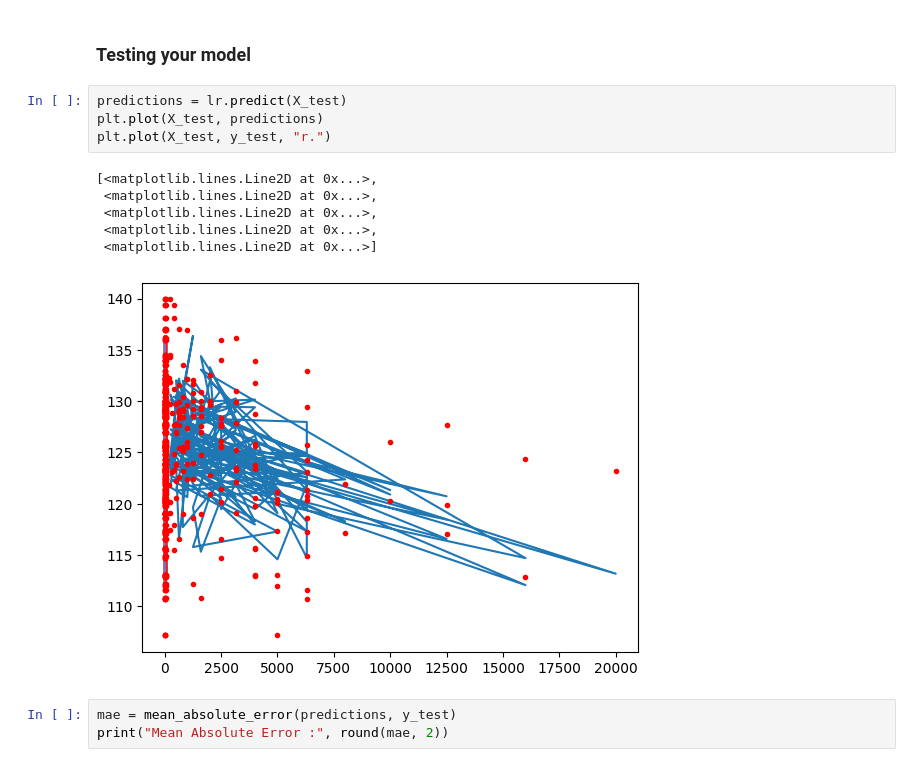
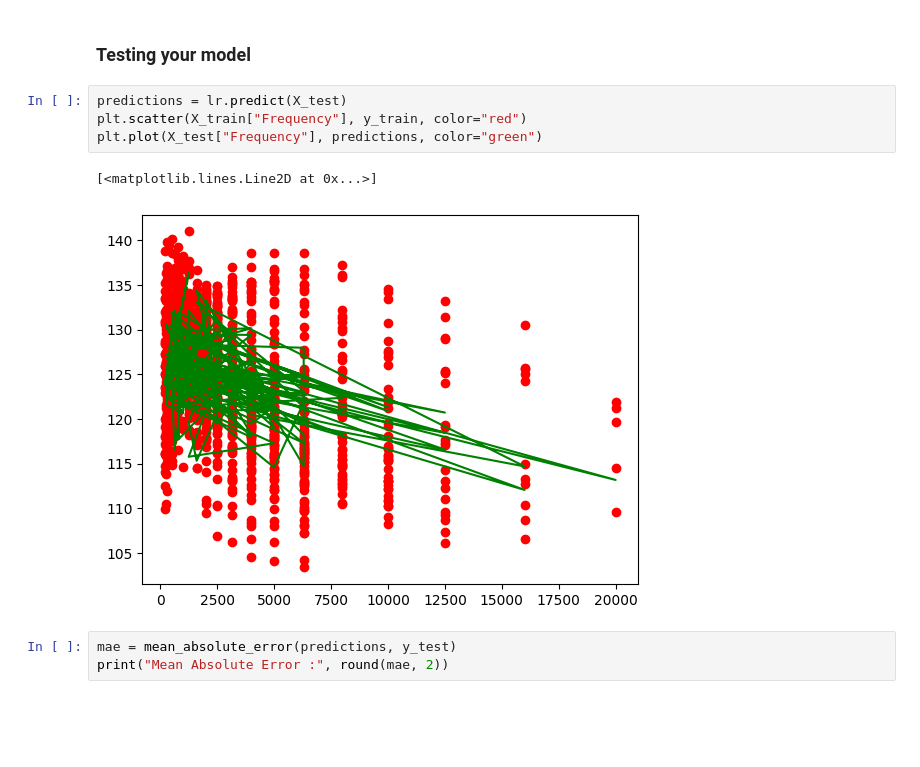
Before and after one commit to Dheeraj4103/Machine_Learning, a Jupyter notebook: Linear_Regression/Linear_Regression_Programming_Assignment_checkpoint.ipynb, the cells around one changed output. Cells and saved outputs as stored; diff of their text form; blank space fills up the shorter version.

```diff
--- a/Linear_Regression/Linear_Regression_Programming_Assignment_checkpoint.ipynb
+++ b/Linear_Regression/Linear_Regression_Programming_Assignment_checkpoint.ipynb
@@ -190,15 +162,11 @@ array([133.072166])
 ### Testing your model
 # %%
 predictions = lr.predict(X_test)
-plt.plot(X_test, predictions)
-plt.plot(X_test, y_test, "r.")
+plt.scatter(X_train["Frequency"], y_train, color="red")
+plt.plot(X_test["Frequency"], predictions, color="green")
 # %% [output]
-[<matplotlib.lines.Line2D at 0x...>,
- <matplotlib.lines.Line2D at 0x...>,
- <matplotlib.lines.Line2D at 0x...>,
- <matplotlib.lines.Line2D at 0x...>,
- <matplotlib.lines.Line2D at 0x...>]
+[<matplotlib.lines.Line2D at 0x...>]
-[figure, old version]
+[figure, new version]
 # %%
 mae = mean_absolute_error(predictions, y_test)
 print("Mean Absolute Error :", round(mae, 2))
```
Also changed, not shown: parts of 3 cells of this notebook, 3 other files.
